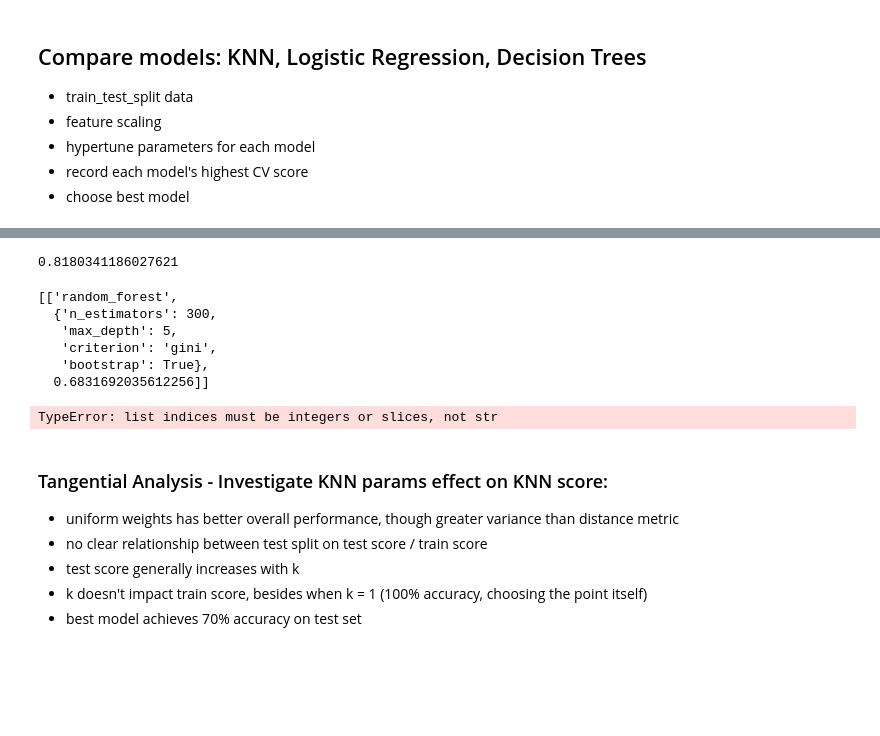
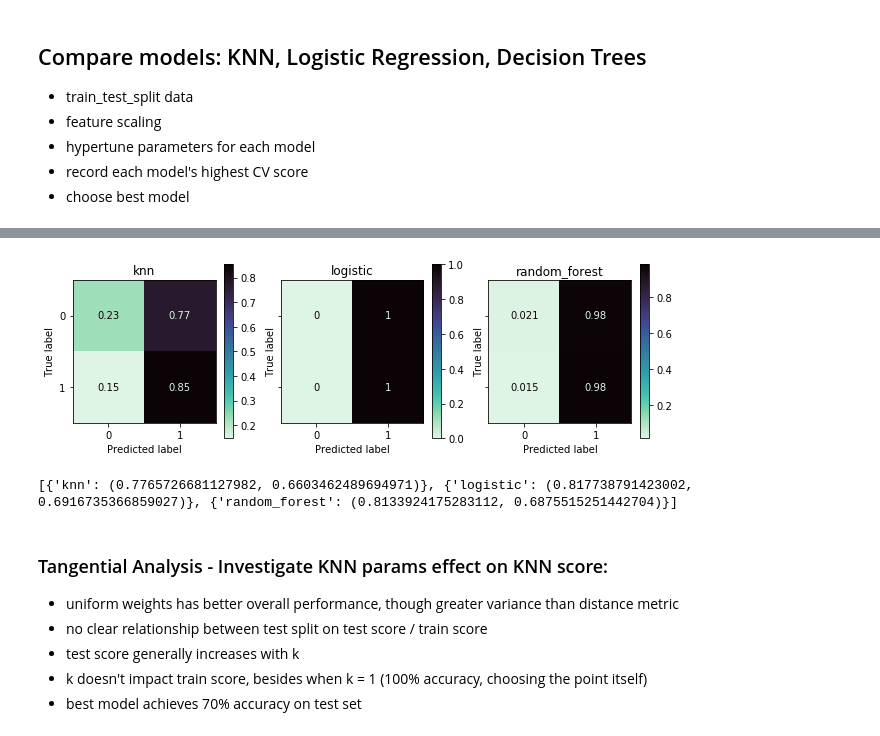
Before and after one commit to christinejiang11/personal_projects, a Jupyter notebook: Homer_Recommendation/Homer_CTP_Classification.ipynb, the cells around one changed output, grey strips where cells are left out. Cells and saved outputs as stored; diff of their text form; code cells hidden in the pictures; blank space fills up the shorter version.

Commit message:
function to graph confusion matrix

```diff
--- a/Homer_Recommendation/Homer_CTP_Classification.ipynb
+++ b/Homer_Recommendation/Homer_CTP_Classification.ipynb
@@ -412,6 +426,7 @@ class Model:
 #calculate best model
 #if df = true, return dataframe (for model performancy visualization)
 mymodel = Model(X,y)
+X_train, X_test, y_train, y_test, X_train_scaled, X_test_scaled = mymodel.split_scale_data()
 knn_results, knn_df = mymodel.rs_knn(scaled = True, df = True)
-#logreg_df = mymodel.rs_logistic(scaled = True)
-#randomforest_df = mymodel.rs_randomforest()
+log_results, log_df = mymodel.rs_logistic(scaled = True, df = True)
+rf_results, rf_df = mymodel.rs_randomforest(df = True)
@@ -432,21 +432,0 @@ knn_df
-# %%
-rf = RandomForestClassifier()
-params_rf = {'n_estimators': 300,
-   'max_depth': 5,
-   'criterion': 'gini',
-   'bootstrap': True}
-rf.set_params(**params_rf)
-rf.fit(X_train, y_train)
-y_rf_predicted = rf.predict(X_test)
-f1_score(y_test,y_rf_predicted)
-# %% [output]
-0.8180341186027621
-# %%
-randomforest_df
-# %% [output]
-[['random_forest',
-  {'n_estimators': 300,
-   'max_depth': 5,
-   'criterion': 'gini',
-   'bootstrap': True},
-  0.6831692035612256]]
@@ -497,4 +433,20 @@ Best knn model params:
-# %%
-best_model(knn_df, logreg_df)
-# %% [output]
-TypeError: list indices must be integers or slices, not str
+# %%
+def model_comparison(knn_results, log_results, rf_results):
+    figure, subaxes = plt.subplots(1,3, figsize = (9,3), sharey = True, sharex = True)
+    scores = []
+    for axis, results, model in zip([0,1,2],[knn_results, log_results, rf_results],[KNeighborsClassifier,LogisticRegression,RandomForestClassifier]):
+        model_fit = model().set_params(**results[1]).fit(X_train_scaled, y_train)
+        score = model_fit.score(X_test_scaled, y_test)
+        y_predicted = model_fit.predict(X_test_scaled)
+        f1 = f1_score(y_test, y_predicted)
+        plot_confusion_matrix(model_fit, X_test_scaled, y_test, ax=subaxes[axis], cmap = 'mako_r', normalize = 'true')
+        subaxes[axis].set_title(results[0])
+        scores.append({results[0]:(f1,score)})
+        plt.tight_layout()
+    plt.show()
+    print(scores)
+# %%
+model_comparison(knn_results, log_results, rf_results)
+# %% [output]
+[figure, added]
+[{'knn': (0.7765726681127982, 0.6603462489694971)}, {'logistic': (0.817738791423002, 0.6916735366859027)}, {'random_forest': (0.8133924175283112, 0.6875515251442704)}]
```
Also changed, not shown: parts of 5 cells of this notebook, 1 other file.
